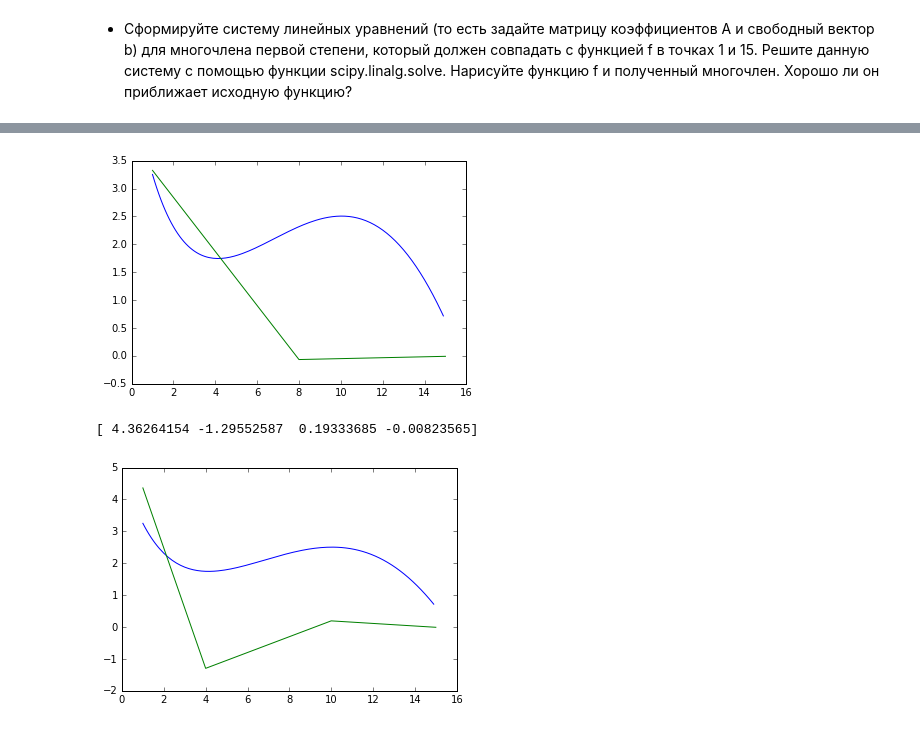
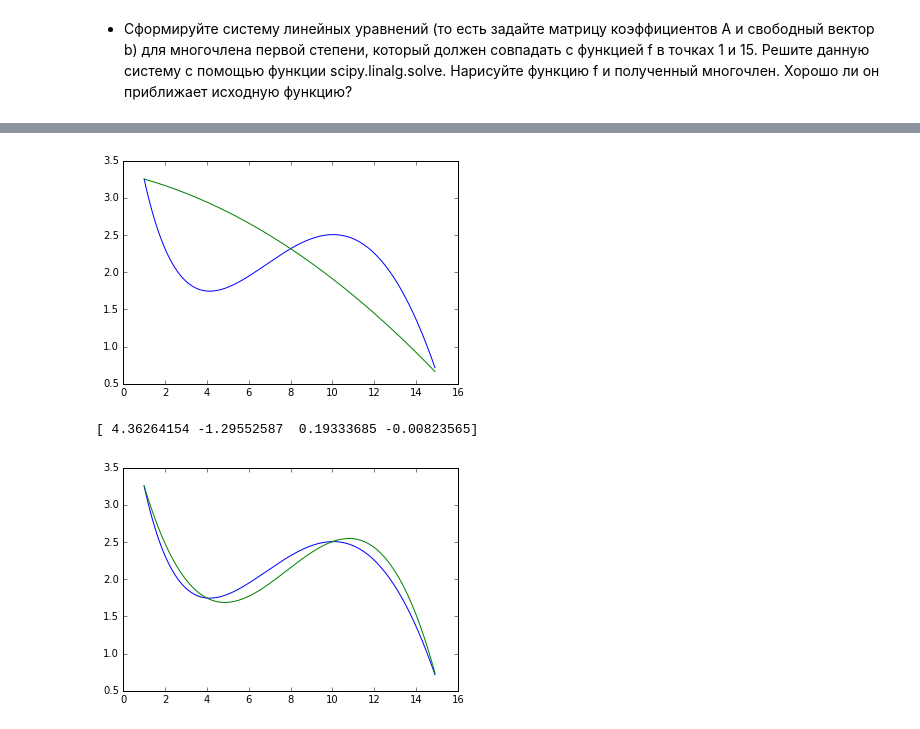
Before and after one commit to evgendn/CourseraMLCourse, a Jupyter notebook: mathematics-and-python/matrix_week_2.ipynb, the cells around one changed output, grey strips where cells are left out. Cells and saved outputs as stored; diff of their text form; code cells hidden in the pictures.

```diff
--- a/mathematics-and-python/matrix_week_2.ipynb
+++ b/mathematics-and-python/matrix_week_2.ipynb
@@ -81,9 +81,10 @@ answer = solve(matrix_a, matrix_b)
 
 x_polin = np.arange(1, 15, 0.1)
 y_polin = []
-for i in range(x_polin):
-    y_polin.append(answer[0] * x_polin[i] ** 0 + answer[1] * x_polin[i] ** 1)
+for i in range(len(x_polin)):
+    y_polin.append(answer[0] * x_polin[i] ** 0
+                   + answer[1] * x_polin[i] ** 1)
 x_ = np.arange(1, 15, 0.1)
-plt.plot(x_, func(x_), x, answer)
+plt.plot(x_, func(x_), x_polin, y_polin)
 plt.show()
 # %% [output]
@@ -91,19 +92,25 @@ TypeError: 'int' object is not iterable
 # %%
 x = [1, 8, 15]
 polinom_rank = 2
 matrix_a = np.zeros((polinom_rank+1, polinom_rank+1), dtype=float)
 matrix_b = np.zeros((polinom_rank+1, 1))
 
 for i in range(len(x)):
     matrix_a[i] = [x[i]**n for n in range(0, polinom_rank+1)]
 matrix_b = map(func, x)
 answer = solve(matrix_a, matrix_b)
 
+x_polin = np.arange(1, 15, 0.1)
+y_polin = []
+for i in range(len(x_polin)):
+    y_polin.append(answer[0] * x_polin[i] ** 0
+                   + answer[1] * x_polin[i] ** 1
+                   + answer[2] * x_polin[i] ** 2)
 x_ = np.arange(1, 15, 0.1)
-plt.plot(x_, func(x_), x, answer)
+plt.plot(x_, func(x_), x_polin, y_polin)
 plt.show()
 # %% [output]
-[figure, old version]
+[figure, new version]
 # %%
 x = [1, 4, 10, 15]
 polinom_rank = 3
@@ -115,9 +122,17 @@ for i in range(len(x)):
 matrix_b = map(func, x)
 answer = solve(matrix_a, matrix_b)
 print(answer)
+
+x_polin = np.arange(1, 15, 0.1)
+y_polin = []
+for i in range(len(x_polin)):
+    y_polin.append(answer[0] * x_polin[i] ** 0
+                   + answer[1] * x_polin[i] ** 1
+                   + answer[2] * x_polin[i] ** 2
+                   + answer[3] * x_polin[i] ** 3)
 x_ = np.arange(1, 15, 0.1)
-plt.plot(x_, func(x_), x, answer)
+plt.plot(x_, func(x_), x_polin, y_polin)
 plt.show()
 # %% [output]
 [ 4.36264154 -1.29552587  0.19333685 -0.00823565]
-[figure, old version]
+[figure, new version]
```
Also changed, not shown: parts of 1 cell of this notebook, 1 other file.
